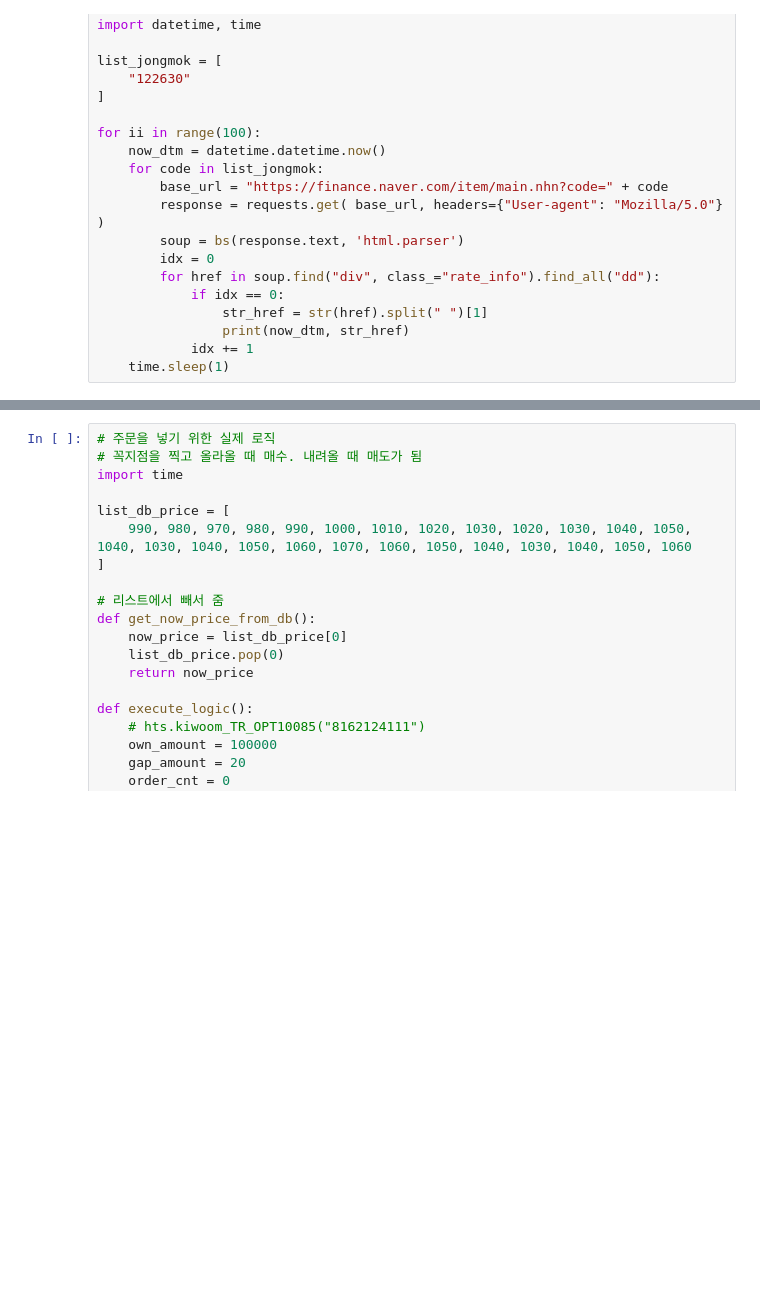
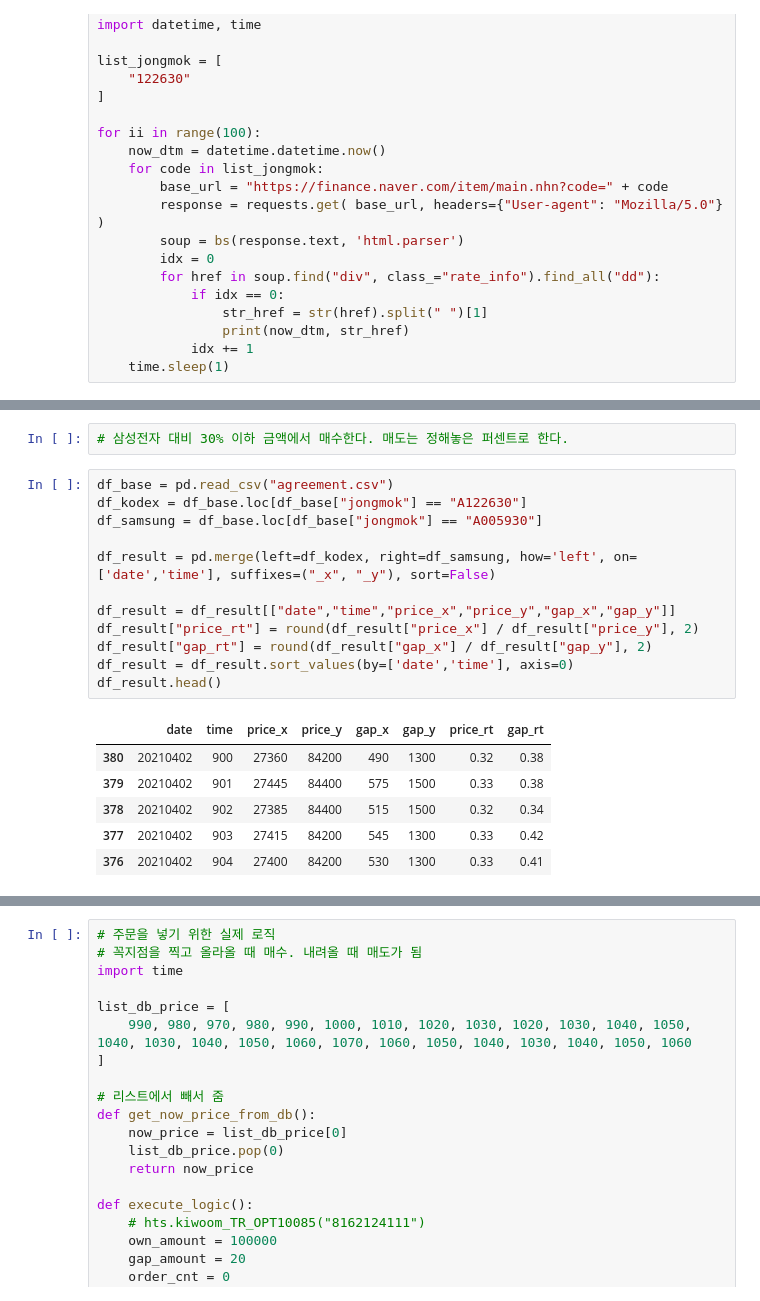
Before and after one commit to etlers/jupyter, a Jupyter notebook: analyze_text/naver/crawling_finn.ipynb, the cells around one changed output, grey strips where cells are left out. Drawn from its saved outputs; the diff is of its cells as text; blank space fills up the shorter version.

```diff
--- a/analyze_text/naver/crawling_finn.ipynb
+++ b/analyze_text/naver/crawling_finn.ipynb
@@ -841,0 +908,21 @@ for ii in range(100):
+# %%
+# 삼성전자 대비 30% 이하 금액에서 매수한다. 매도는 정해놓은 퍼센트로 한다.
+# %%
+df_base = pd.read_csv("agreement.csv")
+df_kodex = df_base.loc[df_base["jongmok"] == "A122630"]
+df_samsung = df_base.loc[df_base["jongmok"] == "A005930"]
+
+df_result = pd.merge(left=df_kodex, right=df_samsung, how='left', on=['date','time'], suffixes=("_x", "_y"), sort=False)
+
+df_result = df_result[["date","time","price_x","price_y","gap_x","gap_y"]]
+df_result["price_rt"] = round(df_result["price_x"] / df_result["price_y"], 2)
+df_result["gap_rt"] = round(df_result["gap_x"] / df_result["gap_y"], 2)
+df_result = df_result.sort_values(by=['date','time'], axis=0)
+df_result.head()
+# %% [output]
+|  | date | time | price_x | price_y | gap_x | gap_y | price_rt | gap_rt |
+| 380 | 20210402 | 900 | 27360 | 84200 | 490 | 1300 | 0.32 | 0.38 |
+| 379 | 20210402 | 901 | 27445 | 84400 | 575 | 1500 | 0.33 | 0.38 |
+| 378 | 20210402 | 902 | 27385 | 84400 | 515 | 1500 | 0.32 | 0.34 |
+| 377 | 20210402 | 903 | 27415 | 84200 | 545 | 1300 | 0.33 | 0.42 |
+| 376 | 20210402 | 904 | 27400 | 84200 | 530 | 1300 | 0.33 | 0.41 |
```
Also changed, not shown: parts of 17 cells of this notebook, 3 other files.
